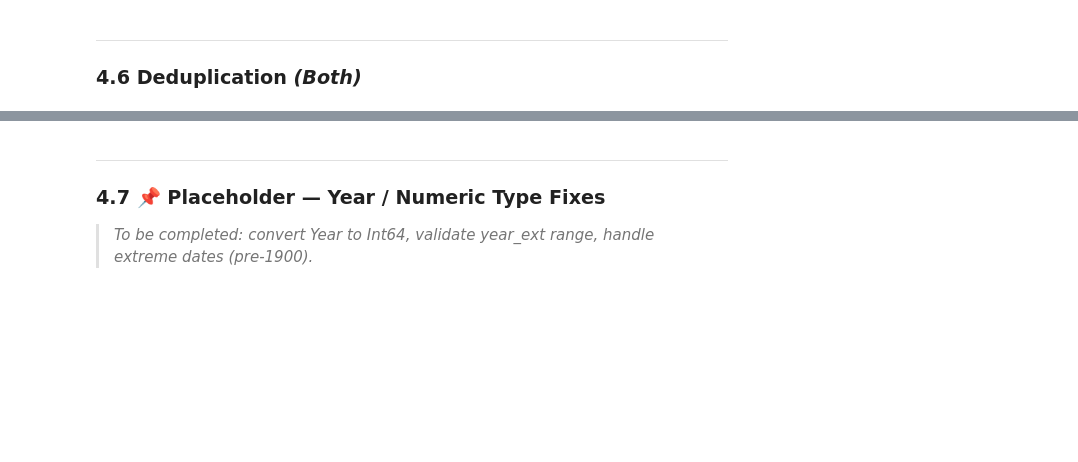
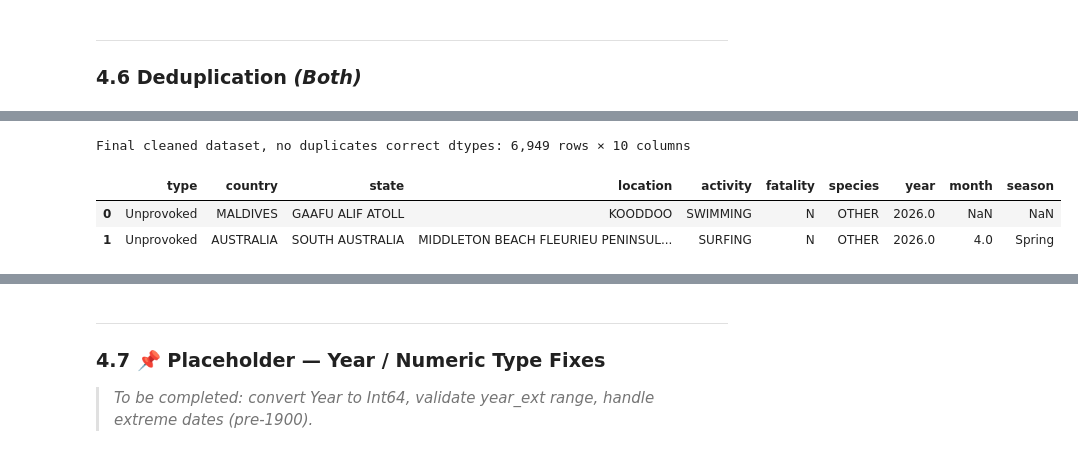
Before and after one commit to cadiyubu/Week2_Shark_Miniproject-, a Jupyter notebook: Shark_df_Analysis.ipynb, the cells around one changed output, grey strips where cells are left out. Cells and saved outputs as stored; diff of their text form; code cells hidden in the pictures; blank space fills up the shorter version.

```diff
--- a/Shark_df_Analysis.ipynb
+++ b/Shark_df_Analysis.ipynb
@@ -537,0 +755,11 @@ shark_clean.dtypes
+# %%
+# Now that we drop all the duplicates also considering columns name, age, sex, we can drop them as their data is not relevant for our Busines Case.
+cols_drop = ['name','age', 'sex']
+shark_clean= shark_clean.drop(columns=cols_drop, errors='ignore')
+print(f'\nFinal cleaned dataset, no duplicates correct dtypes: {shark_clean.shape[0]:,} rows × {shark_clean.shape[1]} columns')
+shark_clean.head(2)
+# %% [output]
+Final cleaned dataset, no duplicates correct dtypes: 6,949 rows × 10 columns
+|  | type | country | state | location | activity | fatality | species | year | month | season |
+| 0 | Unprovoked | MALDIVES | GAAFU ALIF ATOLL | KOODDOO | SWIMMING | N | OTHER | 2026.0 | NaN | NaN |
+| 1 | Unprovoked | AUSTRALIA | SOUTH AUSTRALIA | MIDDLETON BEACH FLEURIEU PENINSUL... | SURFING | N | OTHER | 2026.0 | 4.0 | Spring |
```
Also changed, not shown: parts of 26 cells of this notebook.
